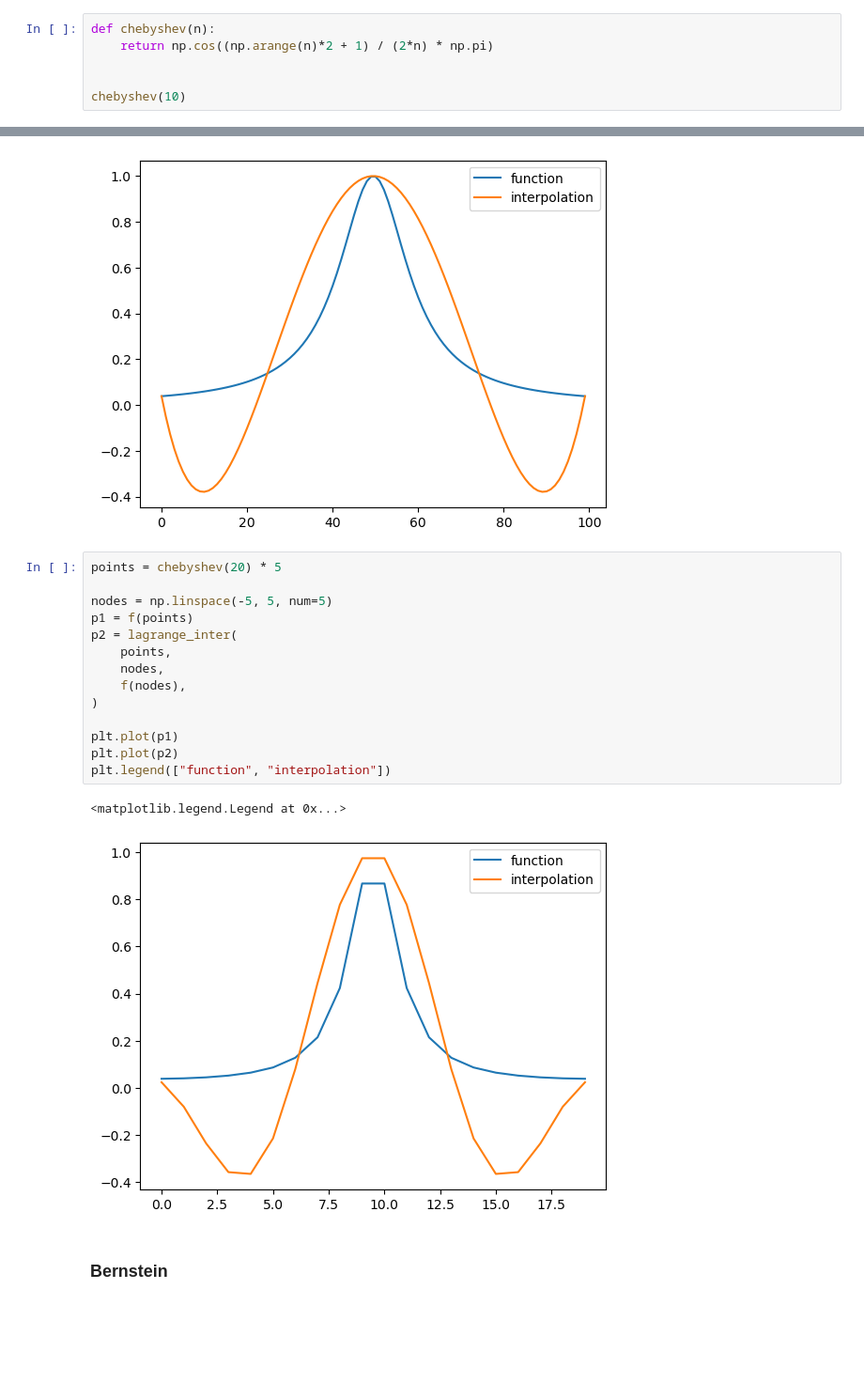
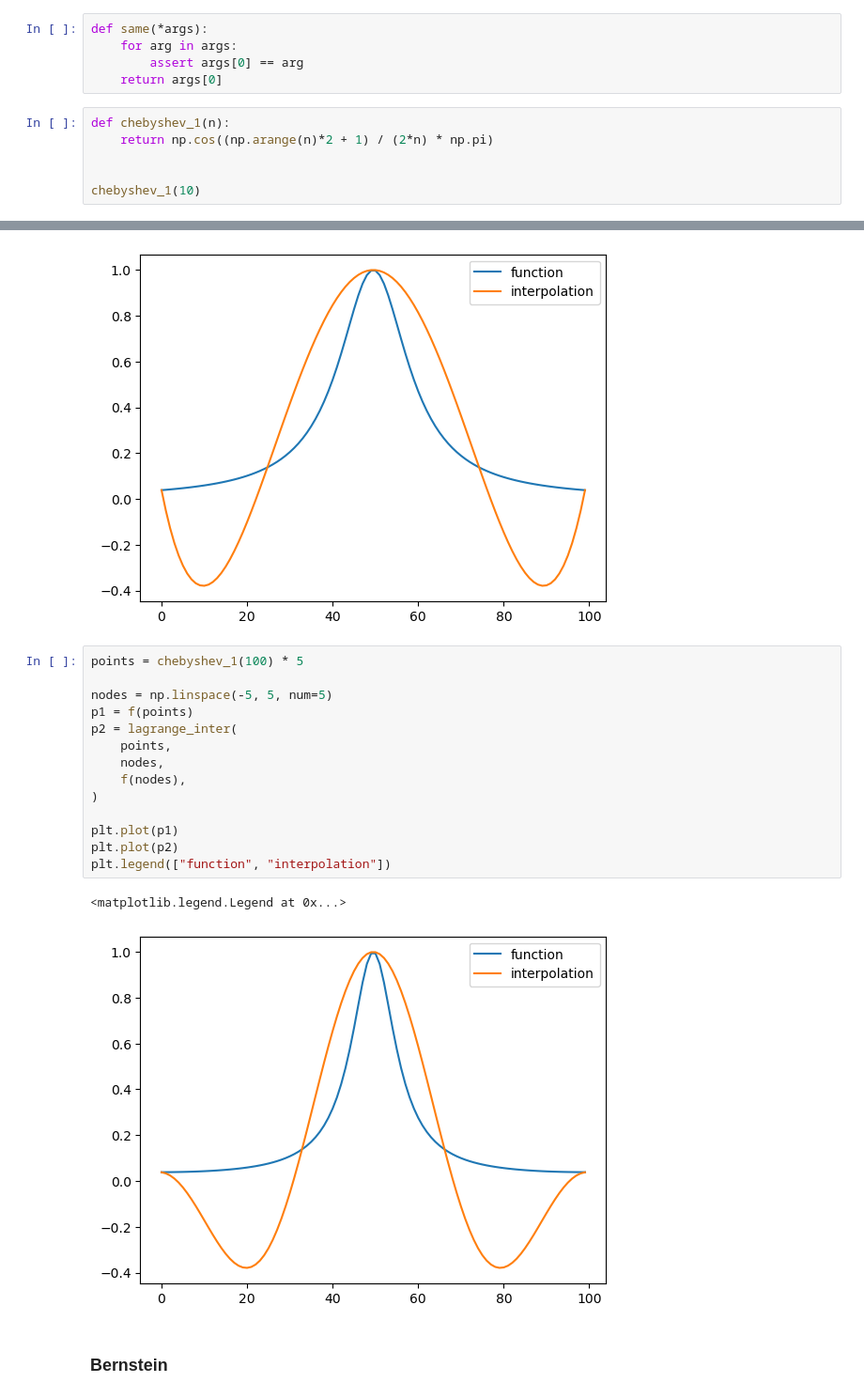
Before and after one commit to CyborgSquirrel/scoala, a Jupyter notebook: cn/06_tema.ipynb, the cells around one changed output, grey strips where cells are left out. Shown at 94% size. Drawn from its saved outputs; the diff is of its cells as text; blank space fills up the shorter version.

```diff
--- a/cn/06_tema.ipynb
+++ b/cn/06_tema.ipynb
@@ -1,12 +1,17 @@
 # %%
 import numpy as np
 import matplotlib.pyplot as plt
+# %%
+def same(*args):
+    for arg in args:
+        assert args[0] == arg
+    return args[0]
 # %%
-def chebyshev(n):
+def chebyshev_1(n):
     return np.cos((np.arange(n)*2 + 1) / (2*n) * np.pi)
 
 
-chebyshev(10)
+chebyshev_1(10)
 # %% [output]
 array([ 0.98768834,  0.89100652,  0.70710678,  0.4539905 ,  0.15643447,
        -0.15643447, -0.4539905 , -0.70710678, -0.89100652, -0.98768834])
@@ -220,22 +249,22 @@ plt.legend(["function", "interpolation"])
 <matplotlib.legend.Legend at 0x...>
 [figure]
 # %%
-points = chebyshev(20) * 5
+points = chebyshev_1(100) * 5
 
 nodes = np.linspace(-5, 5, num=5)
 p1 = f(points)
 p2 = lagrange_inter(
     points,
     nodes,
     f(nodes),
 )
 
 plt.plot(p1)
 plt.plot(p2)
 plt.legend(["function", "interpolation"])
 # %% [output]
 <matplotlib.legend.Legend at 0x...>
-[figure, old version]
+[figure, new version]
 # %% [markdown]
 ### Bernstein
 # %%
```
Also changed, not shown: parts of 4 cells of this notebook, 31 other files.
